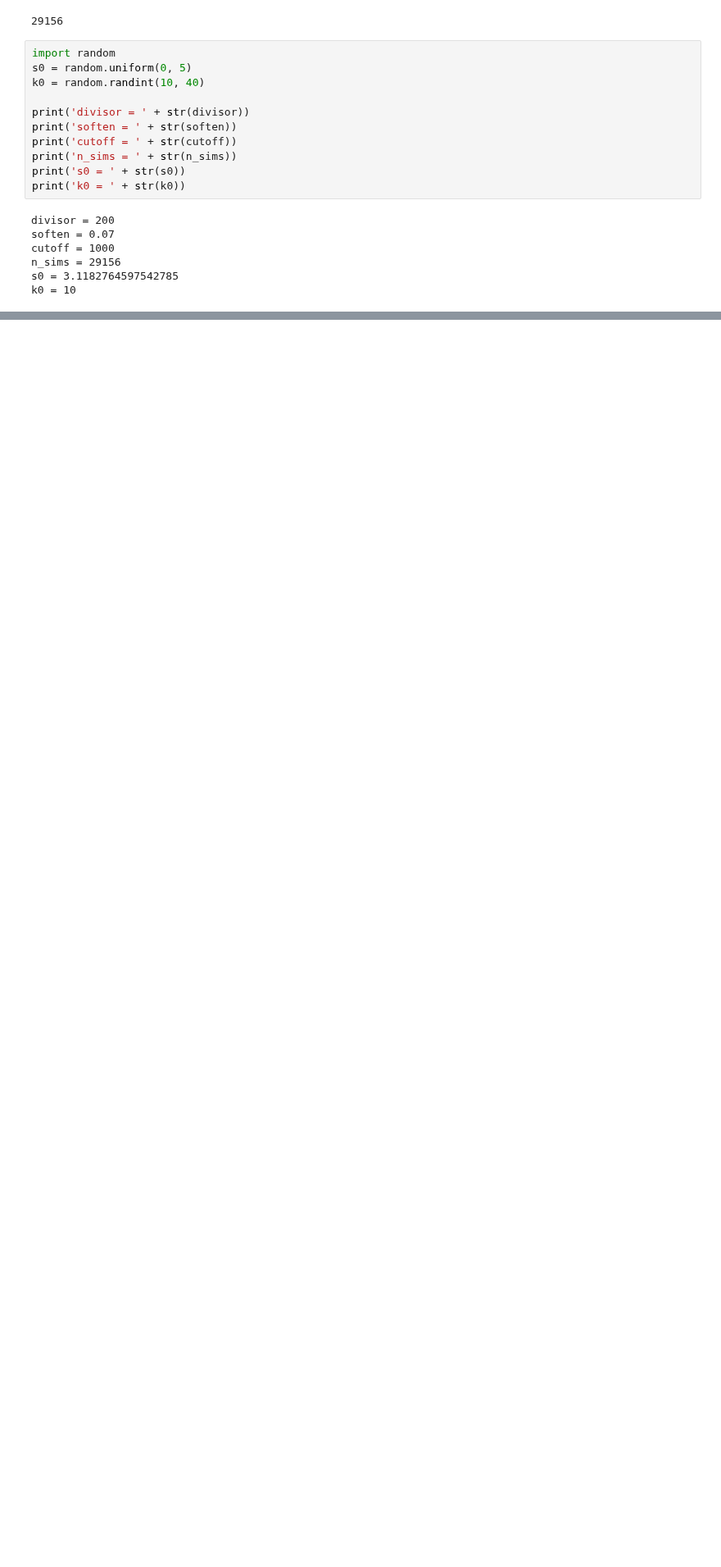
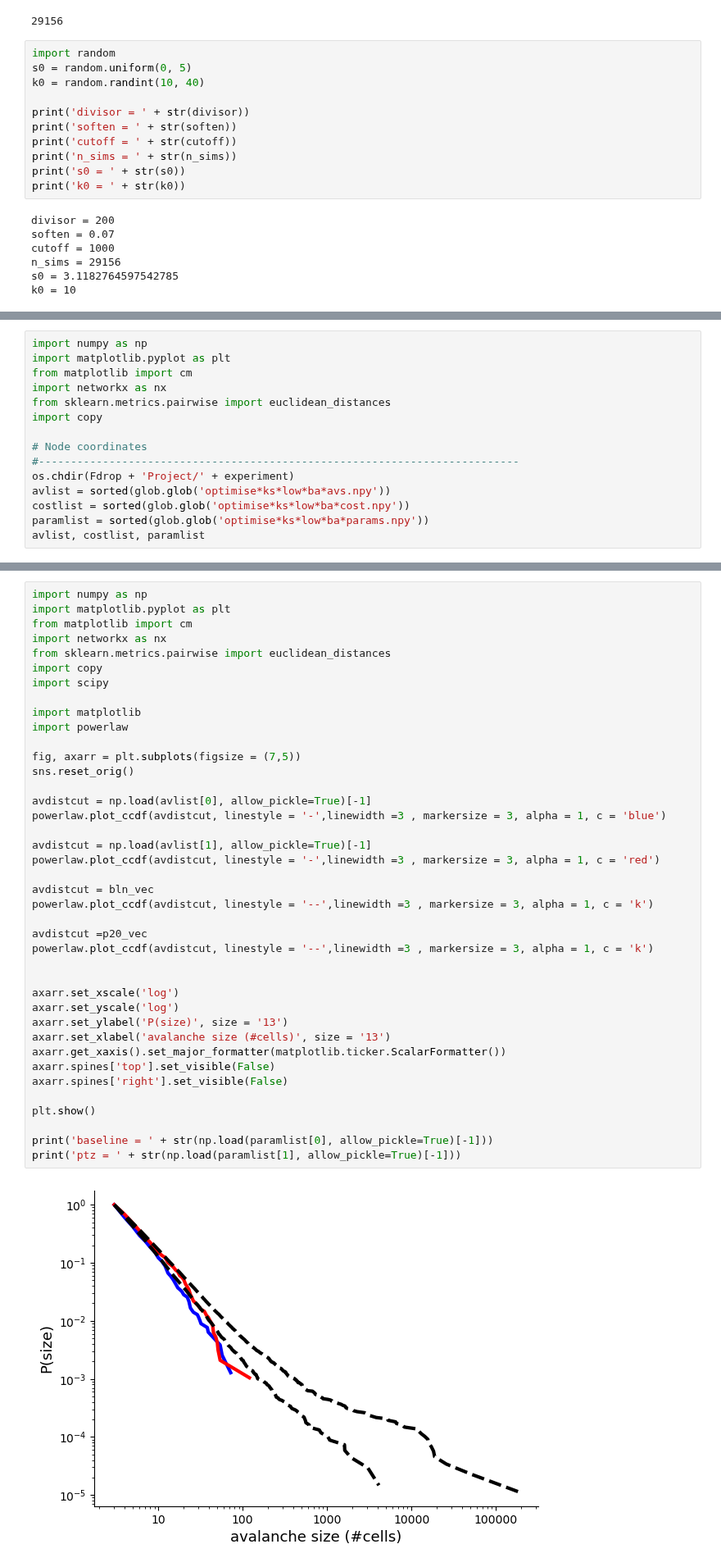
Before and after one commit to dafishcode/suite2p_analysis_py, a Jupyter notebook: Misc4.ipynb, the cells around one changed output, grey strips where cells are left out. Shown at 82% size. Cells and saved outputs as stored; diff of their text form; blank space fills up the shorter version.

```diff
--- a/Misc4.ipynb
+++ b/Misc4.ipynb
@@ -350,0 +302,15 @@ plt.show()
+# %%
+import numpy as np
+import matplotlib.pyplot as plt
+from matplotlib import cm
+import networkx as nx
+from sklearn.metrics.pairwise import euclidean_distances
+import copy
+
+# Node coordinates
+#---------------------------------------------------------------------------
+os.chdir(Fdrop + 'Project/' + experiment)
+avlist = sorted(glob.glob('optimise*ks*low*ba*avs.npy'))
+costlist = sorted(glob.glob('optimise*ks*low*ba*cost.npy'))
+paramlist = sorted(glob.glob('optimise*ks*low*ba*params.npy'))
+avlist, costlist, paramlist
@@ -350,0 +324,42 @@ plt.show()
+# %%
+import numpy as np
+import matplotlib.pyplot as plt
+from matplotlib import cm
+import networkx as nx
+from sklearn.metrics.pairwise import euclidean_distances
+import copy
+import scipy
+
+import matplotlib
+import powerlaw
+
+fig, axarr = plt.subplots(figsize = (7,5))
+sns.reset_orig()
+
+avdistcut = np.load(avlist[0], allow_pickle=True)[-1]
+powerlaw.plot_ccdf(avdistcut, linestyle = '-',linewidth =3 , markersize = 3, alpha = 1, c = 'blue')
+
+avdistcut = np.load(avlist[1], allow_pickle=True)[-1]
+powerlaw.plot_ccdf(avdistcut, linestyle = '-',linewidth =3 , markersize = 3, alpha = 1, c = 'red')
+
+avdistcut = bln_vec
+powerlaw.plot_ccdf(avdistcut, linestyle = '--',linewidth =3 , markersize = 3, alpha = 1, c = 'k')
+
+avdistcut =p20_vec
+powerlaw.plot_ccdf(avdistcut, linestyle = '--',linewidth =3 , markersize = 3, alpha = 1, c = 'k')
+
+
+axarr.set_xscale('log')
+axarr.set_yscale('log')
+axarr.set_ylabel('P(size)', size = '13')
+axarr.set_xlabel('avalanche size (#cells)', size = '13')
+axarr.get_xaxis().set_major_formatter(matplotlib.ticker.ScalarFormatter())
+axarr.spines['top'].set_visible(False)
+axarr.spines['right'].set_visible(False)
+
+plt.show()
+
+print('baseline = ' + str(np.load(paramlist[0], allow_pickle=True)[-1]))
+print('ptz = ' + str(np.load(paramlist[1], allow_pickle=True)[-1]))
+# %% [output]
+[figure, added]
```
Also changed, not shown: parts of 16 cells of this notebook, 6 other files.
